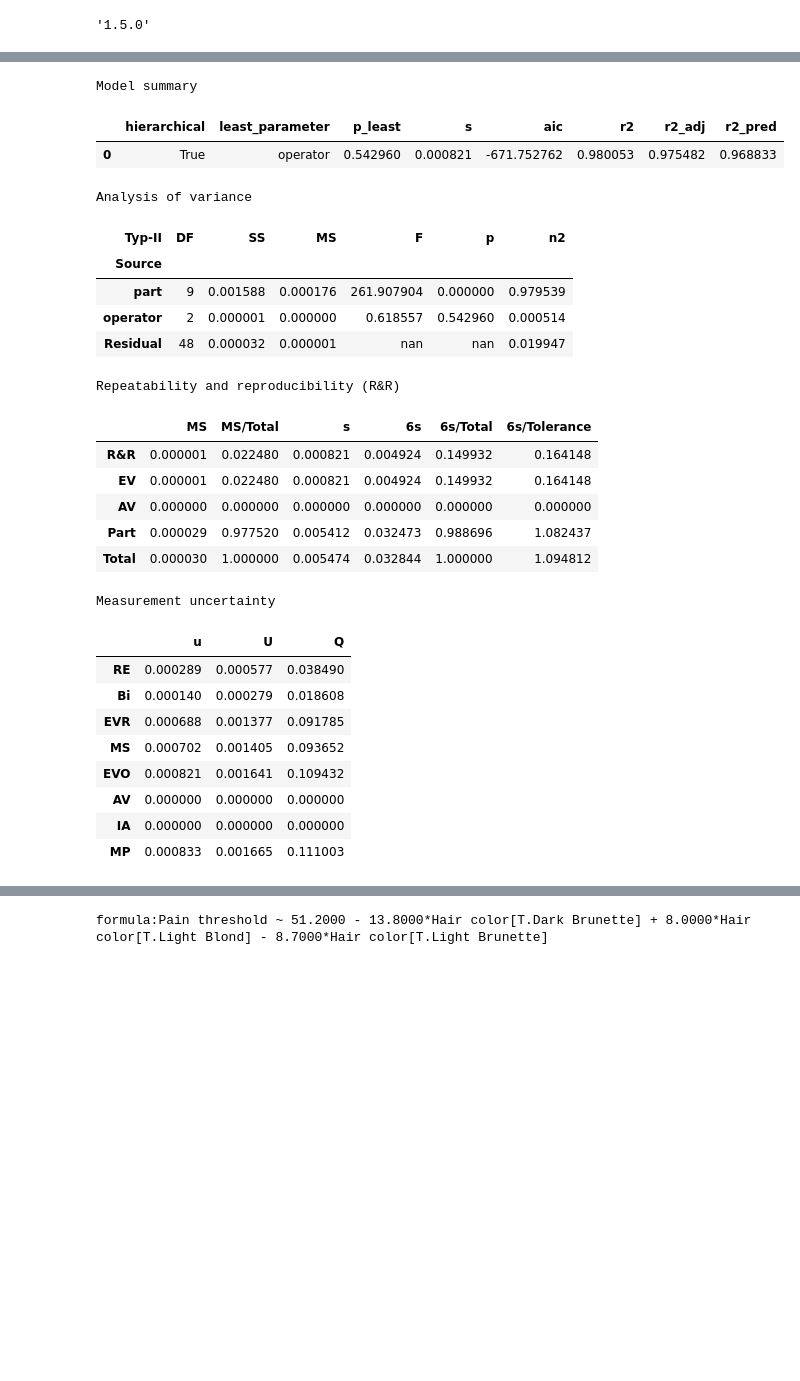
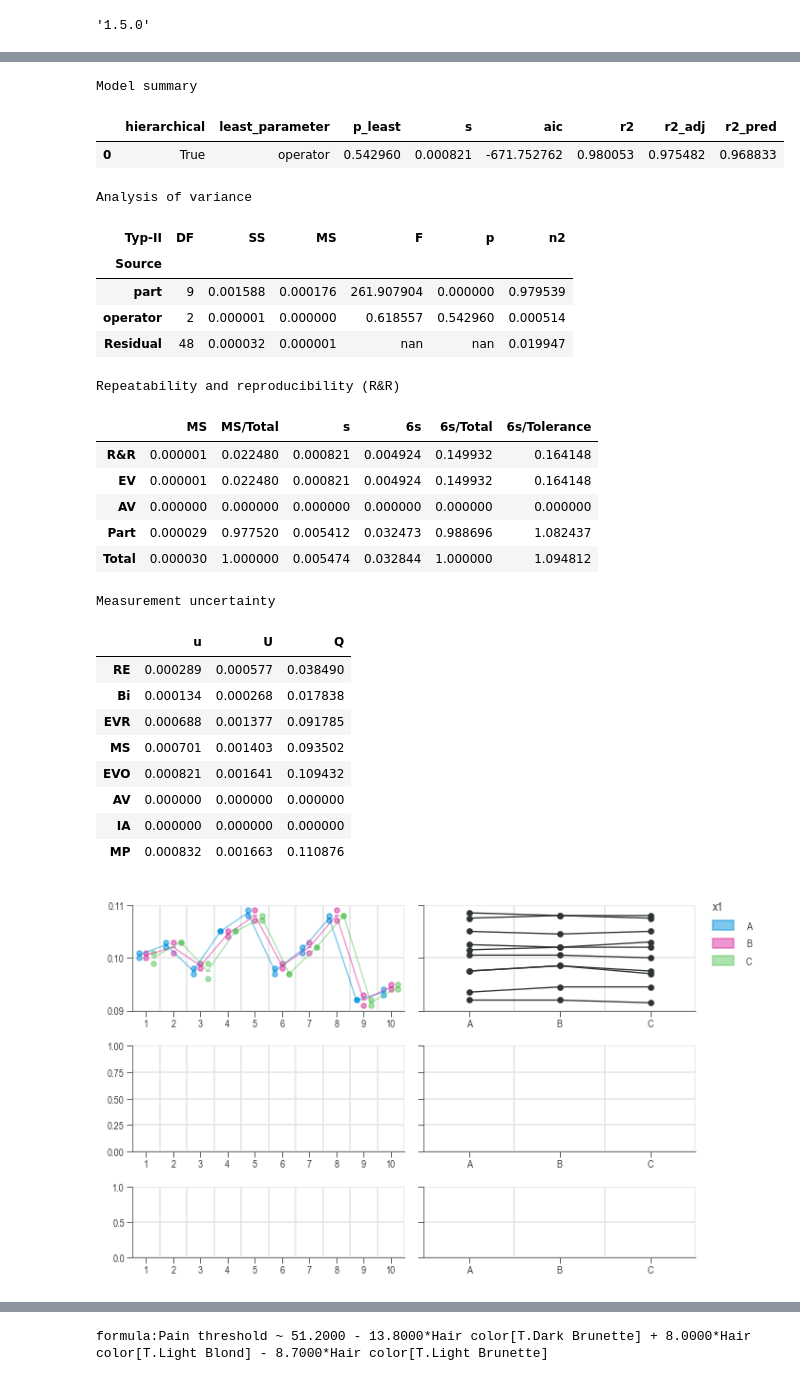
Before and after one commit to j4ggr/DaSPi, a Jupyter notebook: notebooks/doc-content_anova.ipynb, the cells around one changed output, grey strips where cells are left out. Cells and saved outputs as stored; diff of their text form; code cells hidden in the pictures; blank space fills up the shorter version.

```diff
--- a/notebooks/doc-content_anova.ipynb
+++ b/notebooks/doc-content_anova.ipynb
@@ -7,19 +7,20 @@ dsp.__version__
 '1.5.0'
 # %%
 import daspi as dsp
-df_gage = dsp.load_dataset('gage_study1')
-df_rnr = dsp.load_dataset('grnr_layer_thickness')
+df = dsp.load_dataset('grnr_layer_thickness')
 gage = dsp.GageEstimator(
-    samples=df_gage['result'],
-    reference=df_gage.loc[0, 'reference'],
-    U_cal=df_gage.loc[0, 'U_cal'],
-    tolerance=df_gage.loc[0, 'tolerance'],
-    resolution=df_gage.loc[0, 'resolution'])
+    samples=df['result_gage'],
+    reference=df['reference'][0],
+    U_cal=df['U_cal'][0],
+    tolerance=df['tolerance'][0],
+    resolution=df['resolution'][0])
 rnr_model = dsp.GageRnRModel(
-    source=df_rnr,
-    target='result',
+    source=df,
+    target='result_rnr',
     part='part',
     reproducer='operator',
     gage=gage)
 rnr_model.fit()
+chart = dsp.GageRnRCharts(rnr_model).plot().label()
+rnr_model
 # %% [output]
@@ -27,26 +28,27 @@ formula:result ~ 0.1003 + 0.0022*part[T.2] - 0.0025*part[T.3] + 0.0045*part[T.4]
 Model summary
 |  | hierarchical | least_parameter | p_least | s | aic | r2 | r2_adj | r2_pred |
 | 0 | True | operator | 0.542960 | 0.000821 | -671.752762 | 0.980053 | 0.975482 | 0.968833 |
 Analysis of variance
 | Typ-II | DF | SS | MS | F | p | n2 |
 | Source |  |  |  |  |  |  |
 | part | 9 | 0.001588 | 0.000176 | 261.907904 | 0.000000 | 0.979539 |
 | operator | 2 | 0.000001 | 0.000000 | 0.618557 | 0.542960 | 0.000514 |
 | Residual | 48 | 0.000032 | 0.000001 | nan | nan | 0.019947 |
 Repeatability and reproducibility (R&R)
 |  | MS | MS/Total | s | 6s | 6s/Total | 6s/Tolerance |
 | R&R | 0.000001 | 0.022480 | 0.000821 | 0.004924 | 0.149932 | 0.164148 |
 | EV | 0.000001 | 0.022480 | 0.000821 | 0.004924 | 0.149932 | 0.164148 |
 | AV | 0.000000 | 0.000000 | 0.000000 | 0.000000 | 0.000000 | 0.000000 |
 | Part | 0.000029 | 0.977520 | 0.005412 | 0.032473 | 0.988696 | 1.082437 |
 | Total | 0.000030 | 1.000000 | 0.005474 | 0.032844 | 1.000000 | 1.094812 |
 Measurement uncertainty
 |  | u | U | Q |
 | RE | 0.000289 | 0.000577 | 0.038490 |
-| Bi | 0.000140 | 0.000279 | 0.018608 |
+| Bi | 0.000134 | 0.000268 | 0.017838 |
 | EVR | 0.000688 | 0.001377 | 0.091785 |
-| MS | 0.000702 | 0.001405 | 0.093652 |
+| MS | 0.000701 | 0.001403 | 0.093502 |
 | EVO | 0.000821 | 0.001641 | 0.109432 |
 | AV | 0.000000 | 0.000000 | 0.000000 |
 | IA | 0.000000 | 0.000000 | 0.000000 |
-| MP | 0.000833 | 0.001665 | 0.111003 |
+| MP | 0.000832 | 0.001663 | 0.110876 |
+[figure, added]
```
Also changed, not shown: parts of 4 cells of this notebook, 4 other files.
